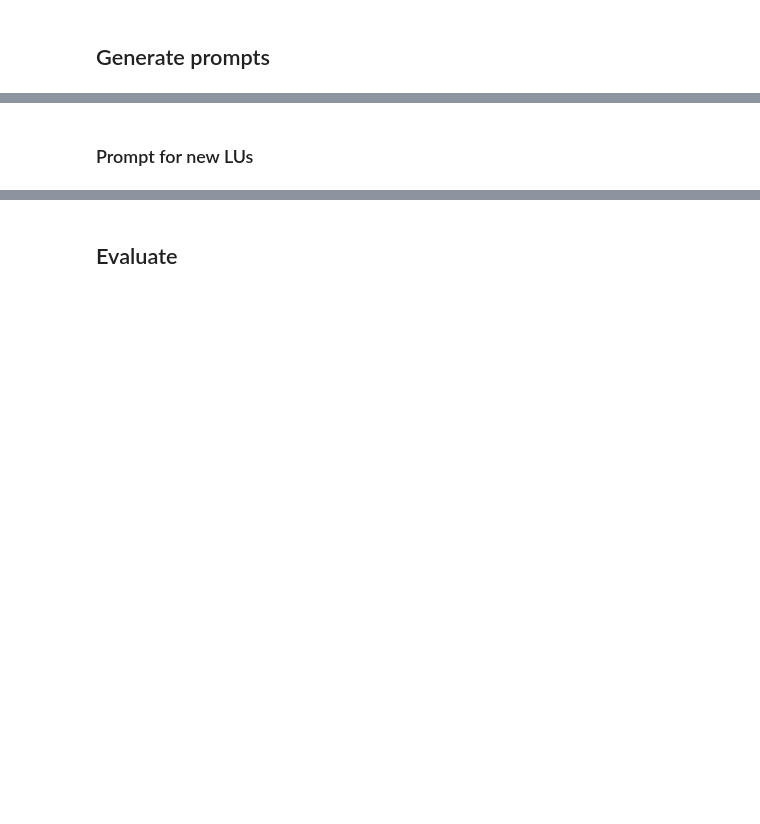
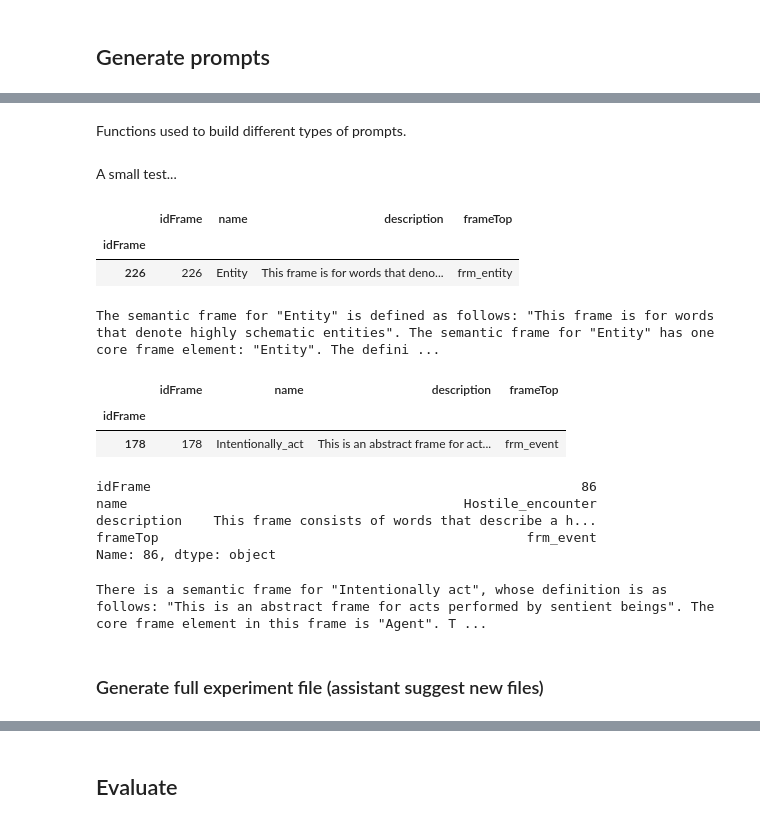
Before and after one commit to arthurlorenzi/copilot-for-linguists, a Jupyter notebook: copilot experiment.ipynb, the cells around one changed output, grey strips where cells are left out. Cells and saved outputs as stored; diff of their text form; code cells hidden in the pictures; blank space fills up the shorter version.

```diff
--- a/copilot experiment.ipynb
+++ b/copilot experiment.ipynb
@@ -8,6 +12,5 @@ password = getpass.getpass()
 # %%
 from sqlalchemy import create_engine
 
-conn_str = f'mysql+pymysql://fnbrasil:{password}@localhost:3307/fnbr_db'
-
+conn_str = f'mysql+pymysql://{user}:{password}@localhost:3307/fnbr_db'
 engine = create_engine(conn_str, pool_recycle=3600)
@@ -58,13 +70,16 @@ import os
 import pandas as pd
 
 
-df_fnp = pd.read_csv(os.path.join('FN+', 'all-data', 'frameindexLU'),
+fn_plus = pd.read_csv(os.path.join('FN+', 'all-data', 'frameindexLU'),
                      sep='\t', header=None, usecols=[2, 3], names=['frameName', 'luName'])
 
-df_fnp = df_fnp.merge(df_frm, how='left', left_on='frameName', right_on='name')[['idFrame', 'luName']]
-df_fnp = df_fnp[~df_fnp['idFrame'].isnull()]
+# Merge with frame DataFrame
+fn_plus = fn_plus.merge(frames, how='left', left_on='frameName', right_on='name')[['idFrame', 'luName']]
+# Remove those that were not found in the current database
+fn_plus = fn_plus[~fn_plus['idFrame'].isnull()]
 
-df_fnp['idFrame'] = df_fnp['idFrame'].astype('int')
-df_fnp['luName'] = df_fnp['luName'].apply(lambda l: l.split('.')[0])
+# Remove POS because we're not going to ask that from the AI assistants
+fn_plus['idFrame'] = fn_plus['idFrame'].astype('int')
+fn_plus['luName'] = fn_plus['luName'].apply(lambda l: l.split('.')[0])
 
-fnp = df_fnp.groupby('idFrame')['luName'].apply(set).to_dict()
+fn_plus = fn_plus.groupby('idFrame')['luName'].apply(set).to_dict()
@@ -353,3 +372,5 @@ def random_child_frm(anchor, graph):
     return options[math.floor(random() * len(options))]
+# %% [markdown]
+Functions used to build different types of prompts.
 # %%
 def prompt_suggest_lus(data):
@@ -428,5 +460,21 @@ def prompt_create_from_inheritance(data, child_data):
     prompt += ' Present them as a table in which columns are "Frame Name", "Frame Definition", "Frame Elements", "Frame Element Definition" and "Words evoking the frame".'
 
     return prompt
-# %% [markdown]
-### Prompt for new LUs
+# %% [markdown]
+A small test...
+# %%
+frames[frames["name"] == "Entity"]
+# %% [output]
+|  | idFrame | name | description | frameTop |
+| idFrame |  |  |  |  |
+| 226 | 226 | Entity | This frame is for words that deno... | frm_entity |
+# %%
+print(prompt_create_from_lus(get_prompt_data(226), ["god", "saint", "deity", "goddess"]))
+# %% [output]
+The semantic frame for "Entity" is defined as follows: "This frame is for words that denote highly schematic entities". The semantic frame for "Entity" has one core frame element: "Entity". The defini ...
+# %%
+frames[frames["name"] == "Intentionally_act"]
+# %% [output]
+|  | idFrame | name | description | frameTop |
+| idFrame |  |  |  |  |
+| 178 | 178 | Intentionally_act | This is an abstract frame for act... | frm_event |
@@ -433,3 +483,17 @@ def prompt_create_from_inheritance(data, child_data):
+# %%
+frames.loc[child["id"]]
+# %% [output]
+idFrame                                                       86
+name                                           Hostile_encounter
+description    This frame consists of words that describe a h...
+frameTop                                               frm_event
+Name: 86, dtype: object
+# %%
+print(prompt_create_from_inheritance(get_prompt_data(178), child))
+# %% [output]
+There is a semantic frame for "Intentionally act", whose definition is as follows: "This is an abstract frame for acts performed by sentient beings". The core frame element in this frame is "Agent". T ...
+# %% [markdown]
+### Generate full experiment file (assistant suggest new files)
 # %%
 import numpy as np
 
```
Also changed, not shown: parts of 45 cells of this notebook, 14 other files.
